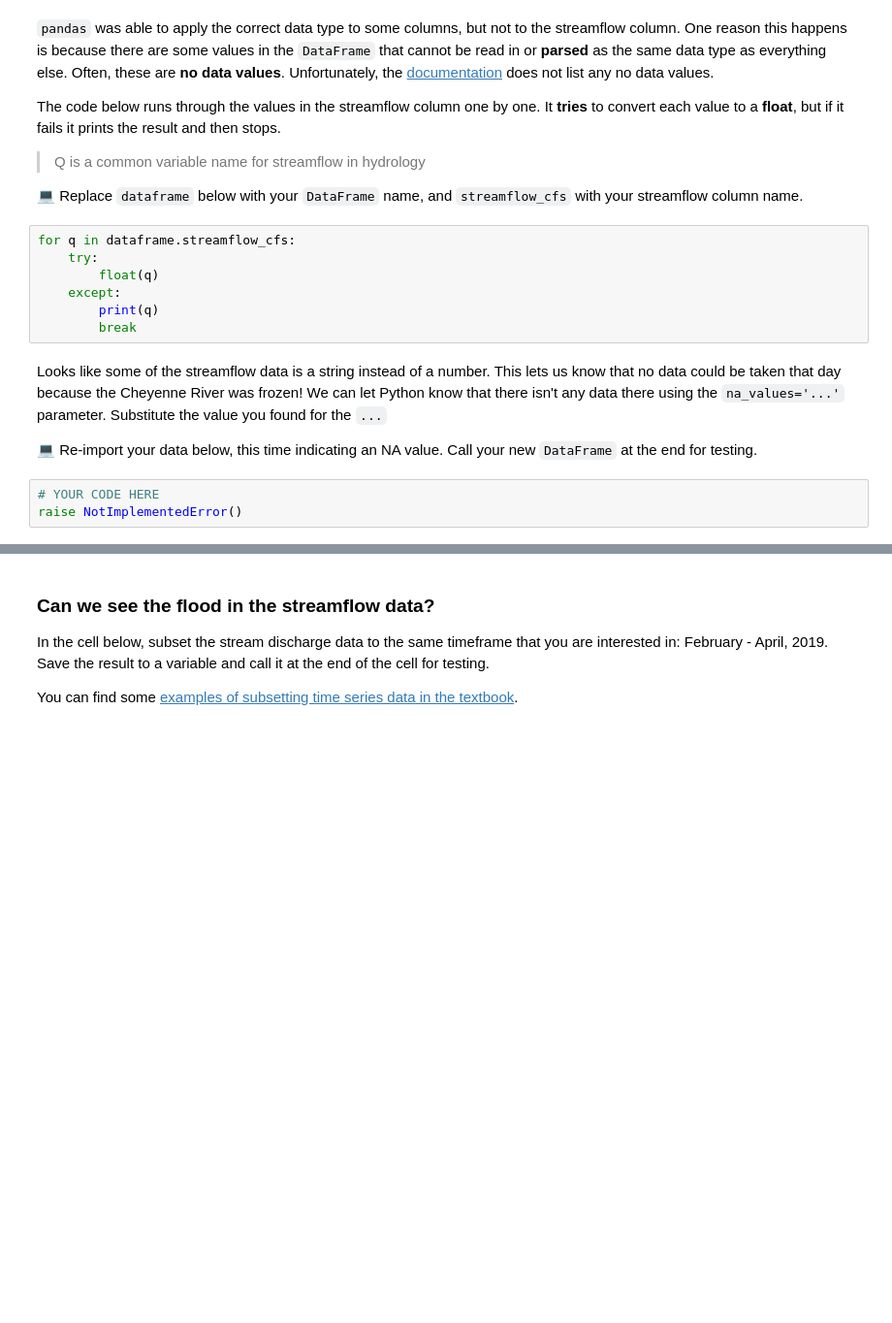
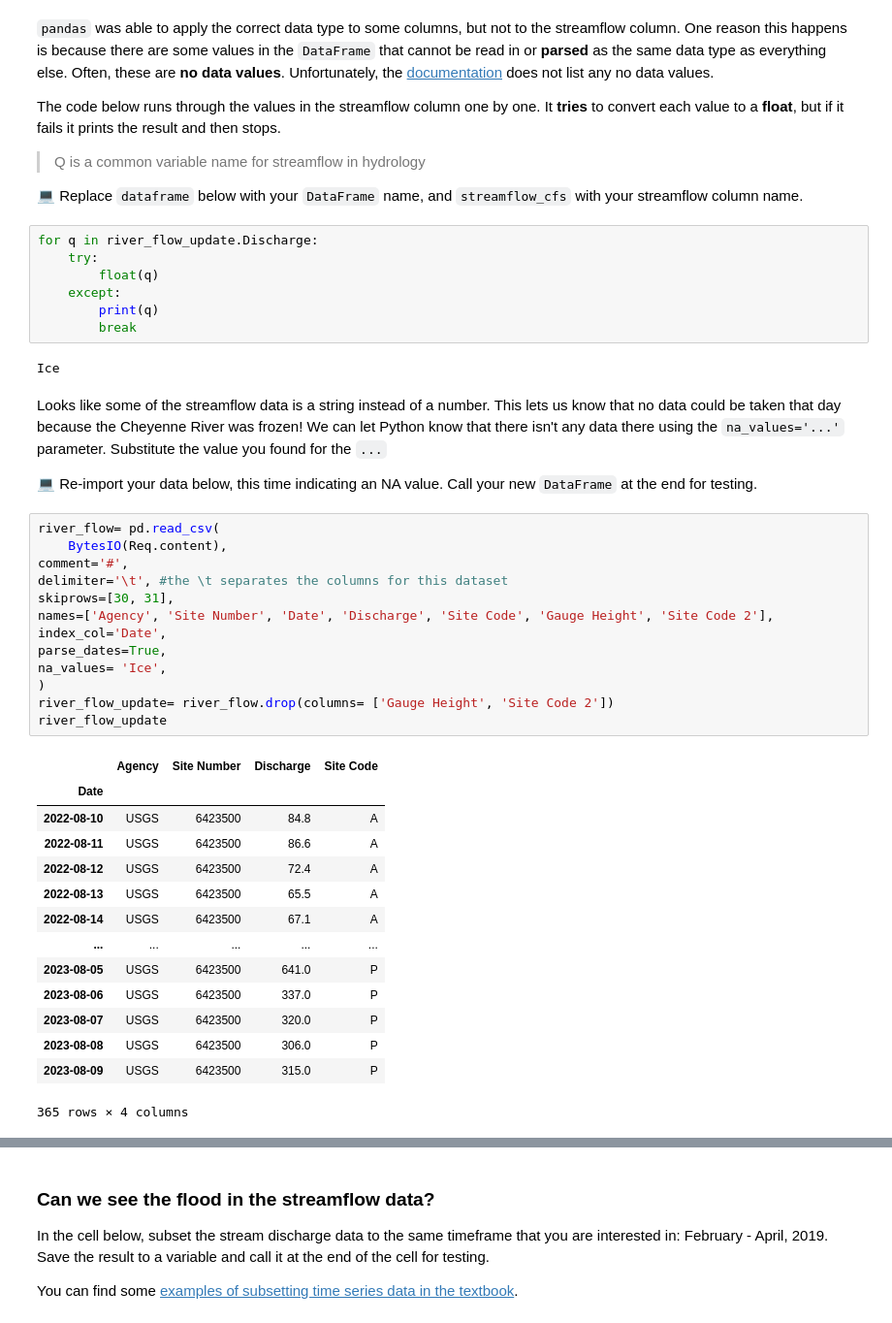
Before and after one commit to evaweddell/time-series-data-evaweddell, a Jupyter notebook: stars-02-time-series.ipynb, the cells around one changed output, grey strips where cells are left out. Shown at 97% size. Cells and saved outputs as stored; diff of their text form; blank space fills up the shorter version.

```diff
--- a/stars-02-time-series.ipynb
+++ b/stars-02-time-series.ipynb
@@ -354,19 +390,46 @@ The code below runs through the values in the streamflow column one by one. It *
 
 &#128187; Replace `dataframe` below with your `DataFrame` name, and `streamflow_cfs` with your streamflow column name.
 # %%
-for q in dataframe.streamflow_cfs:
+for q in river_flow_update.Discharge:
     try:
         float(q)
     except:
         print(q)
         break
+# %% [output]
+Ice
 # %% [markdown]
 Looks like some of the streamflow data is a string instead of a number. This lets us know that no data could be taken that day because the Cheyenne River was frozen! We can let Python know that there isn't any data there using the `na_values='...'` parameter. Substitute the value you found for the `...`
 
 &#128187; Re-import your data below, this time indicating an NA value. Call your new `DataFrame` at the end for testing.
-# %%
-# YOUR CODE HERE
-raise NotImplementedError()
+# %%
+river_flow= pd.read_csv(
+    BytesIO(Req.content),
+comment='#',
+delimiter='\t', #the \t separates the columns for this dataset
+skiprows=[30, 31],
+names=['Agency', 'Site Number', 'Date', 'Discharge', 'Site Code', 'Gauge Height', 'Site Code 2'],
+index_col='Date',
+parse_dates=True,
+na_values= 'Ice',
+)
+river_flow_update= river_flow.drop(columns= ['Gauge Height', 'Site Code 2'])
+river_flow_update
+# %% [output]
+|  | Agency | Site Number | Discharge | Site Code |
+| Date |  |  |  |  |
+| 2022-08-10 | USGS | 6423500 | 84.8 | A |
+| 2022-08-11 | USGS | 6423500 | 86.6 | A |
+| 2022-08-12 | USGS | 6423500 | 72.4 | A |
+| 2022-08-13 | USGS | 6423500 | 65.5 | A |
+| 2022-08-14 | USGS | 6423500 | 67.1 | A |
+| ... | ... | ... | ... | ... |
+| 2023-08-05 | USGS | 6423500 | 641.0 | P |
+| 2023-08-06 | USGS | 6423500 | 337.0 | P |
+| 2023-08-07 | USGS | 6423500 | 320.0 | P |
+| 2023-08-08 | USGS | 6423500 | 306.0 | P |
+| 2023-08-09 | USGS | 6423500 | 315.0 | P |
+365 rows × 4 columns
 # %%
 ans_q = _
 q_points = 0
```
Also changed, not shown: parts of 11 cells of this notebook.
